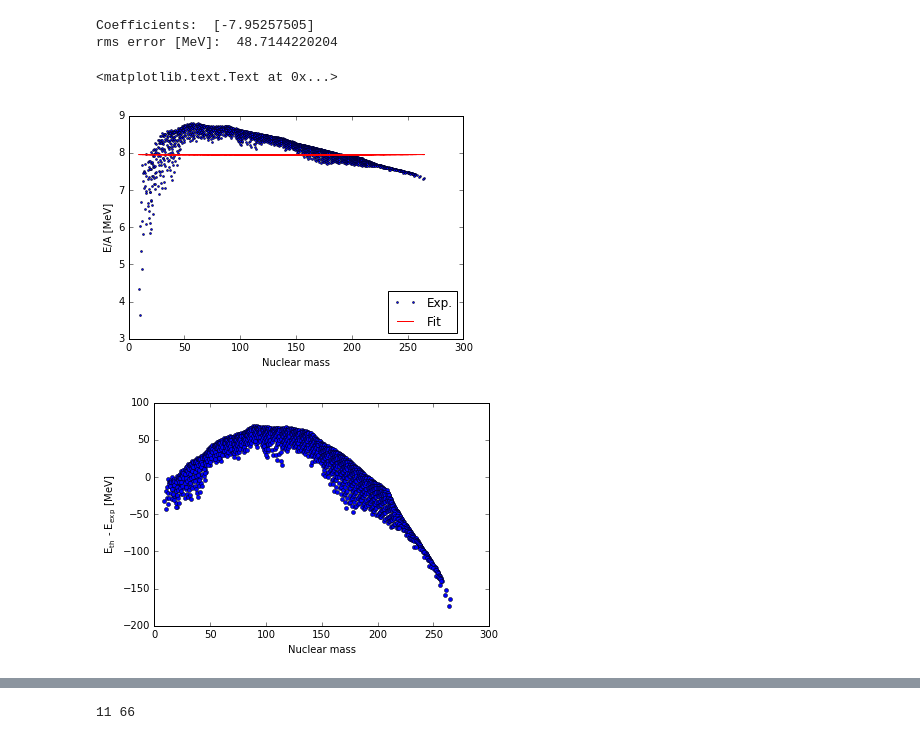
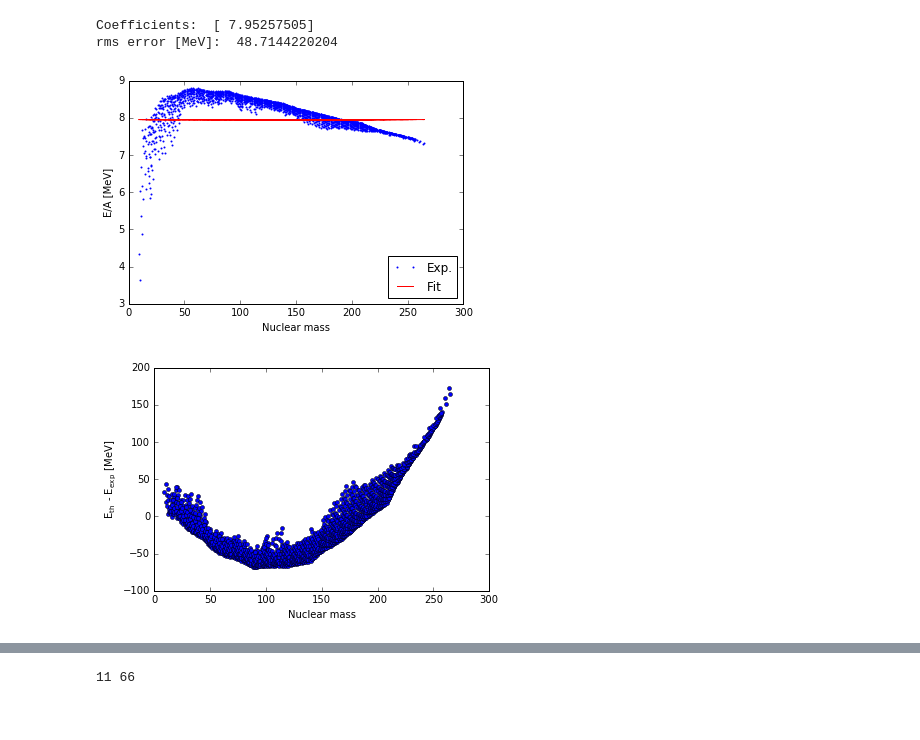
Before and after one commit to tmarketin/SemiempiricalMassFormula, a Jupyter notebook: Nuclear binding energies and semiempirical mass formula.ipynb, the cells around one changed output, grey strips where cells are left out. Drawn from its saved outputs; the diff is of its cells as text; code cells hidden in the pictures.

```diff
--- a/Nuclear binding energies and semiempirical mass formula.ipynb
+++ b/Nuclear binding energies and semiempirical mass formula.ipynb
@@ -65,7 +65,7 @@ for a in range(len(nmass)):
     shell_eff[a] = sheff(nneutron[a],nproton[a])
 
 # measurements
-data_y = data_raw[:,3]
+data_y = -data_raw[:,3]
 # %%
 # First only use the linear term in nuclear mass
 data_x = nmass
@@ -77,23 +77,24 @@ data_y_th = regr.predict(data_x.reshape(-1,1))
 print("Coefficients: ",regr.coef_)
 print("rms error [MeV]: ",rmserror(data_y_th,data_y))
 # %% [output]
-Coefficients:  [-7.95257505]
+Coefficients:  [ 7.95257505]
 rms error [MeV]:  48.7144220204
 # %%
 # Figures for the first fit
 plt.figure(1)
-plt.plot(nmass,-data_y/nmass,'bo', markersize = 2)
-plt.plot(nmass,-data_y_th/nmass,'r-')
+plt.plot(nmass,data_y/nmass,'bo', markersize = 2, markeredgewidth = 0.0)
+plt.plot(nmass,data_y_th/nmass,'r-')
 plt.xlabel("Nuclear mass")
 plt.ylabel("E/A [MeV]")
 plt.legend(("Exp.","Fit"),loc = "lower right")
+plt.show(1)
 
 plt.figure(2)
 plt.plot(nmass,(data_y_th - data_y),'bo', markersize = 4)
 plt.xlabel("Nuclear mass")
 plt.ylabel('$\mathregular{E_{th}}$ - $\mathregular{E_{exp}}$ [MeV]')
+plt.show(2)
 # %% [output]
-<matplotlib.text.Text at 0x...>
-[figure, old version]
+[figure, new version]
-[figure, old version]
+[figure, new version]
 # %% [markdown]
```
Also changed, not shown: parts of 9 cells of this notebook.
